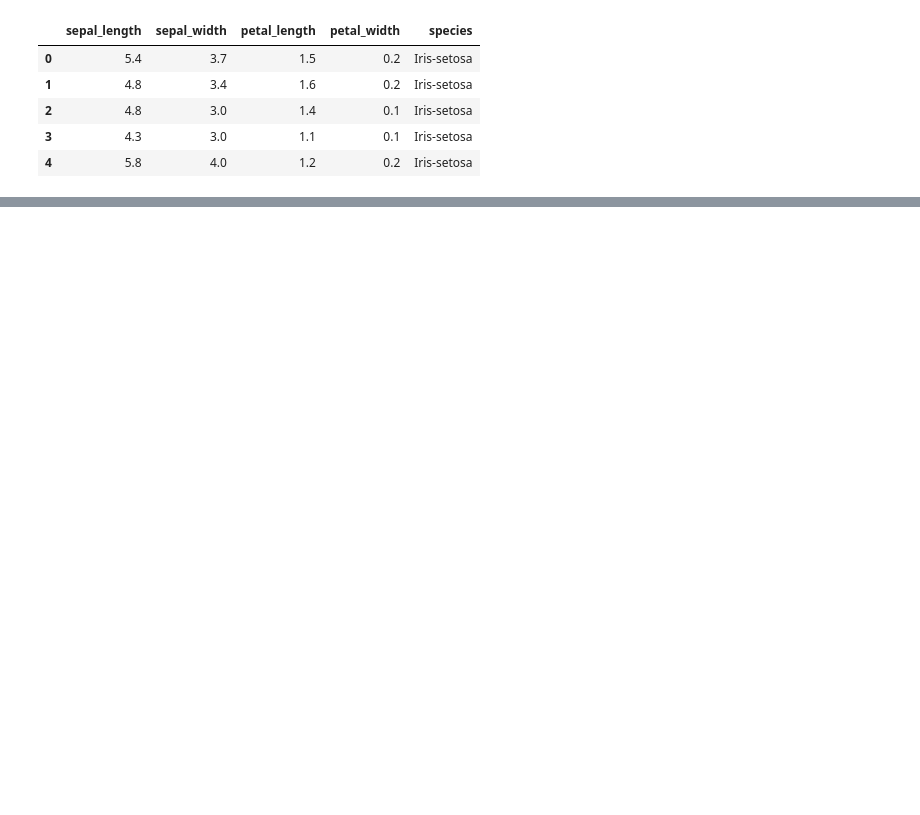
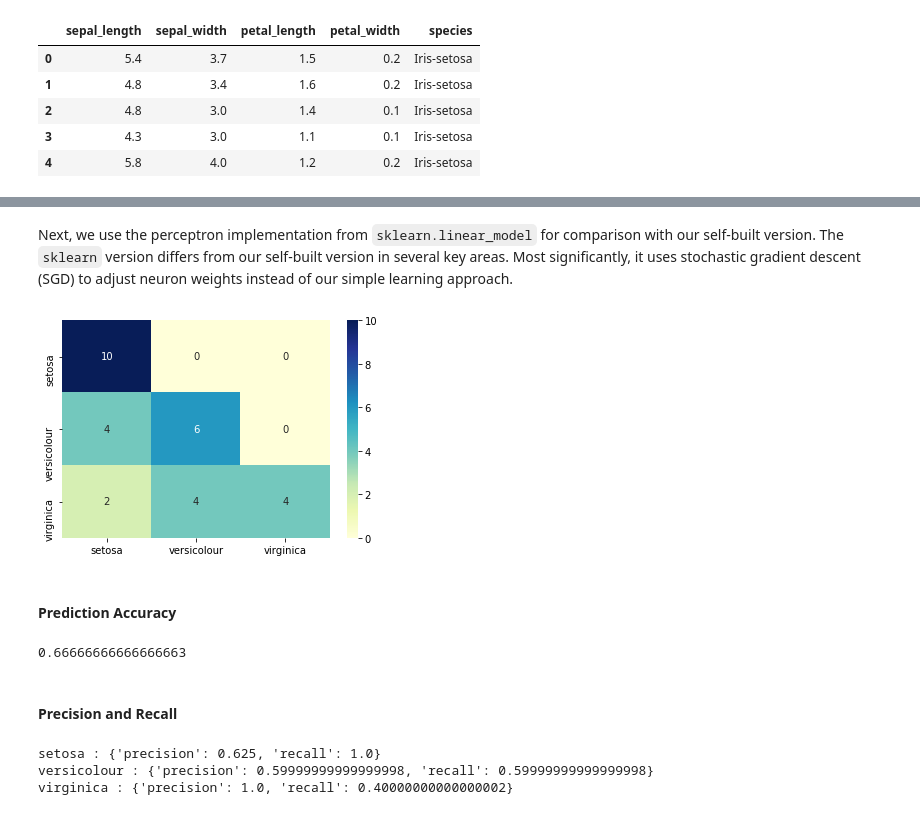
Before and after one commit to MounirMeziani/single-layer-perceptron, a Jupyter notebook: iris-perceptron.ipynb, the cells around one changed output, grey strips where cells are left out. Saved outputs shown, nothing was run; the diff lists cells and outputs as text; code cells hidden in the pictures; blank space fills up the shorter version.

```diff
--- a/iris-perceptron.ipynb
+++ b/iris-perceptron.ipynb
@@ -62,0 +134,2 @@ ann.train(training_x, training_labels, num_epochs=100)
+# %% [markdown]
+Next, we use the perceptron implementation from `sklearn.linear_model` for comparison with our self-built version. The `sklearn` version differs from our self-built version in several key areas. Most significantly, it uses stochastic gradient descent (SGD) to adjust neuron weights instead of our simple learning approach.
@@ -62,0 +138,30 @@ ann.train(training_x, training_labels, num_epochs=100)
+# %%
+classifier = Perceptron(max_iter=100)
+# %%
+classifier = classifier.fit(training_x, training_labels.squeeze())
+# %%
+model_predictions = classifier.predict(testing_x)
+# %%
+cm2 = confusion_matrix(testing_labels, model_predictions)
+cm2 = pd.DataFrame(cm2, index=['setosa', 'versicolour', 'virginica'], columns=['setosa', 'versicolour', 'virginica'])
+cm2_plot = sb.heatmap(cm2, annot=True, cmap="YlGnBu")
+plt.show()
+# %% [output]
+[figure, added]
+# %% [markdown]
+<h4> Prediction Accuracy</h4>
+# %%
+accuracy_score(testing_labels, model_predictions)
+# %% [output]
+0.66666666666666663
+# %% [markdown]
+<h4> Precision and Recall</h4>
+# %%
+stats = precision_recall(cm2.as_matrix())
+
+for i, s in enumerate(stats):
+    print(f'{species[i]} : {s}')
+# %% [output]
+setosa : {'precision': 0.625, 'recall': 1.0}
+versicolour : {'precision': 0.59999999999999998, 'recall': 0.59999999999999998}
+virginica : {'precision': 1.0, 'recall': 0.40000000000000002}
```
Also changed, not shown: parts of 31 cells of this notebook, 4 other files.
